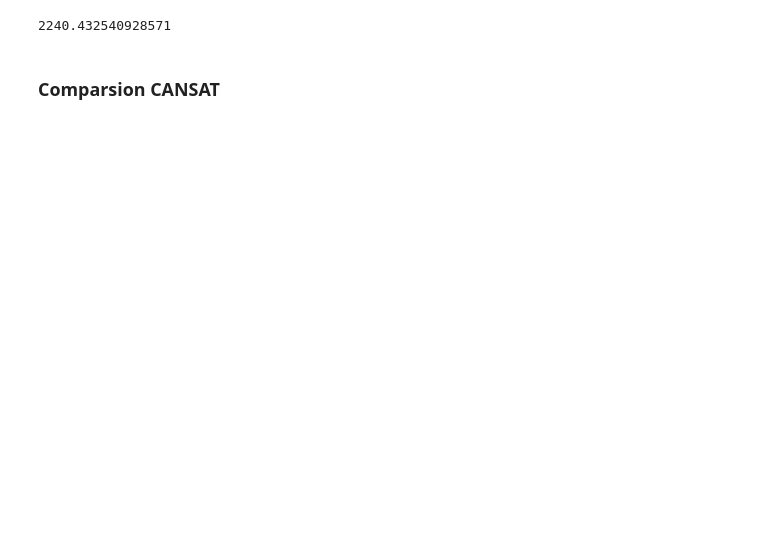
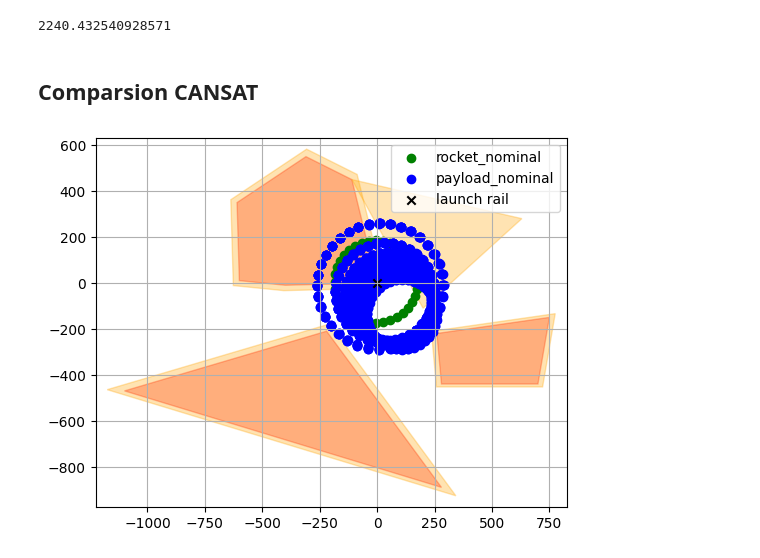
Before and after one commit to SpaceTeam/Lamarr_Flight_Simulation_RocketPy, a Jupyter notebook: Team26_RocketPy_v1_0_0.ipynb, the cells around one changed output. Drawn from its saved outputs; the diff is of its cells as text; code cells hidden in the pictures; blank space fills up the shorter version.

```diff
--- a/Team26_RocketPy_v1_0_0.ipynb
+++ b/Team26_RocketPy_v1_0_0.ipynb
@@ -688,9 +748,11 @@ if engine_type[0] == "liquid":
 # %%
 if engine_type[0] == "solid":
 
-  parameter_motor = ["thrust"]
+  parameter_motor = []
 
   fill_parameters(parameter_motor, "motor_")
+  fill_parameters_exact(parameter_motor, "thrust")
+
   required = [
     "name",
     "total_mass",
@@ -701,8 +763,6 @@ if engine_type[0] == "solid":
   ]
   check_required(parameter_motor, required, "motor")
 
-
-
   defaults = {
     "motor_coordinate_system_orientation" : "nozzle_to_combustion_chamber",                # K       # preset (= 25°C)
     "motor_dry_inertia":(0.1, 0.1, 0.001),
@@ -711,7 +771,8 @@ if engine_type[0] == "solid":
   }
   add_defaults(parameter_motor, defaults)
 
-  # add_defaults(parameter_motor, defaults)
+  print(parameter_motor)
+
 
   motors = []
 
@@ -1271,7 +1420,7 @@ if project == "CANSAT":
 ### Payload parachute
 # %%
 if project == "CANSAT":
-    parameter_payload_parachutes = []
+    parameter_payload_parachute = []
 
     required=[
         "cd_s",
@@ -1283,16 +1432,17 @@ if project == "CANSAT":
         "lag": 1,                    # s               # measured
         "noise": (0, 8.3, 0.5)       # (pa, pa, pa)    # preset
     }
-    fill_parameters(parameter_payload_parachutes, "parachute_payload_")
+    fill_parameters(parameter_payload_parachute, "parachute_payload_")
 
-    check_required(parameter_payload_parachutes, required, "parachute_payload")
+    check_required(parameter_payload_parachute, required, "parachute_payload")
 
-    add_defaults(parameter_payload_parachutes, defaults, "parachute_payload")
+    add_defaults(parameter_payload_parachute, defaults, "parachute_payload")
 
+    print(parameter_payload_parachute)
 
     payload_parachutes = []
 
-    for parachute_vals in generate_combinations(parameter_payload_parachutes):
+    for parachute_vals in generate_combinations(parameter_payload_parachute):
         parachute_list = {}
         parachute_list[0] = Parachute(
             name = "parachute_payload",
@@ -1457,4 +1627,4 @@ print(flights_reanalysis[0].rocket.motor.total_impulse)
 # %% [output]
 2240.432540928571
 # %% [markdown]
-### Comparsion CANSAT
+## Comparsion CANSAT
@@ -1460,0 +1737,47 @@ print(flights_reanalysis[0].rocket.motor.total_impulse)
+# %%
+if project == "CANSAT":
+    # Define polygons (x = WO, y = NS)
+    exclusion_zones = {
+        "Exclusion Zone Flughafen": [
+            (-110, 450),
+            (-310, 550),
+            (-610, 350),
+            (-600, 10),
+            (-400, -10),
+            (0,0)   # enable to exclude launches heading to tribune
+        ],
+        "Exclusion Zone Niederham": [
+            (-1100, -470),
+            (-220, -210),
+            (280, -890)
+        ],
+        "Rehwinkl": [
+            (260, -220),
+            (750, -150),
+            (700, -440),
+            (280, -440)
+        ]
+    }
+    buffer_zones = {
+        "Buffer Zone Wald": [
+            (-110, 450),
+            (200, -110),
+            (630, 280)
+        ]
+    }
+
+    dummy_zones = {
+        "dummy": [
+            (-750,400),
+            (250,-200),
+            (400,400)
+        ]
+    }
+
+    buffer_zones.update(scale_zones(exclusion_zones, 1.1))
+    plot_all(exclusion_zones, buffer_zones, flight_groups={
+        "rocket_nominal": (flights_w_p, "green"),
+        "payload_nominal": (flights_payload, "blue")
+    })
+# %% [output]
+[figure, added]
```
Also changed, not shown: parts of 27 cells of this notebook, 1 other file.
